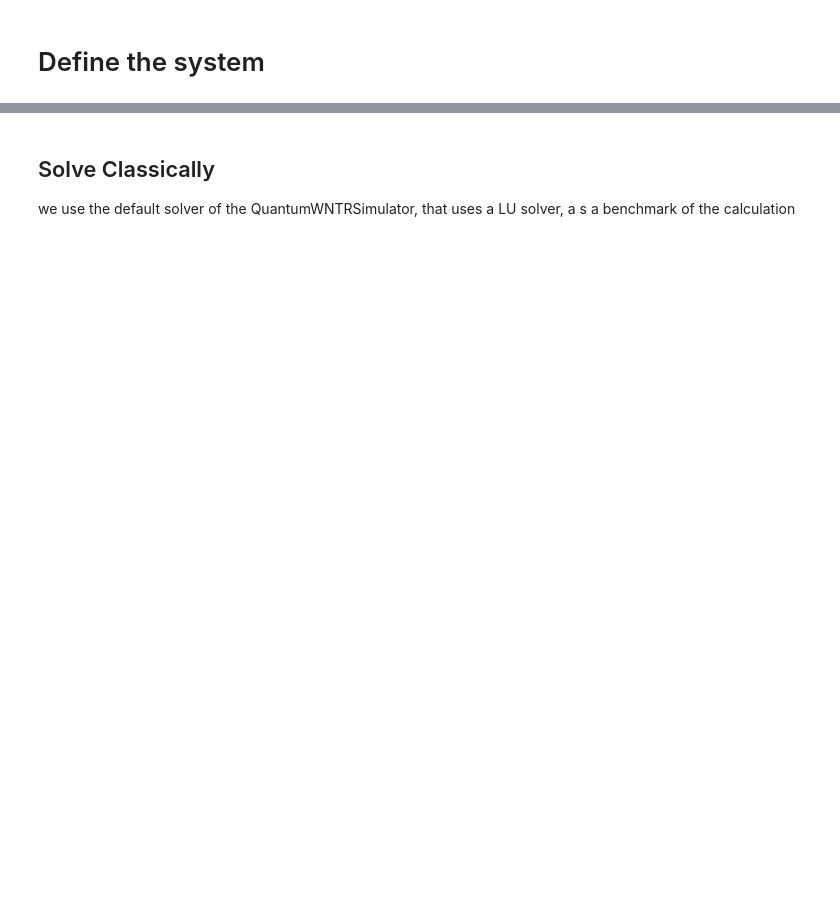
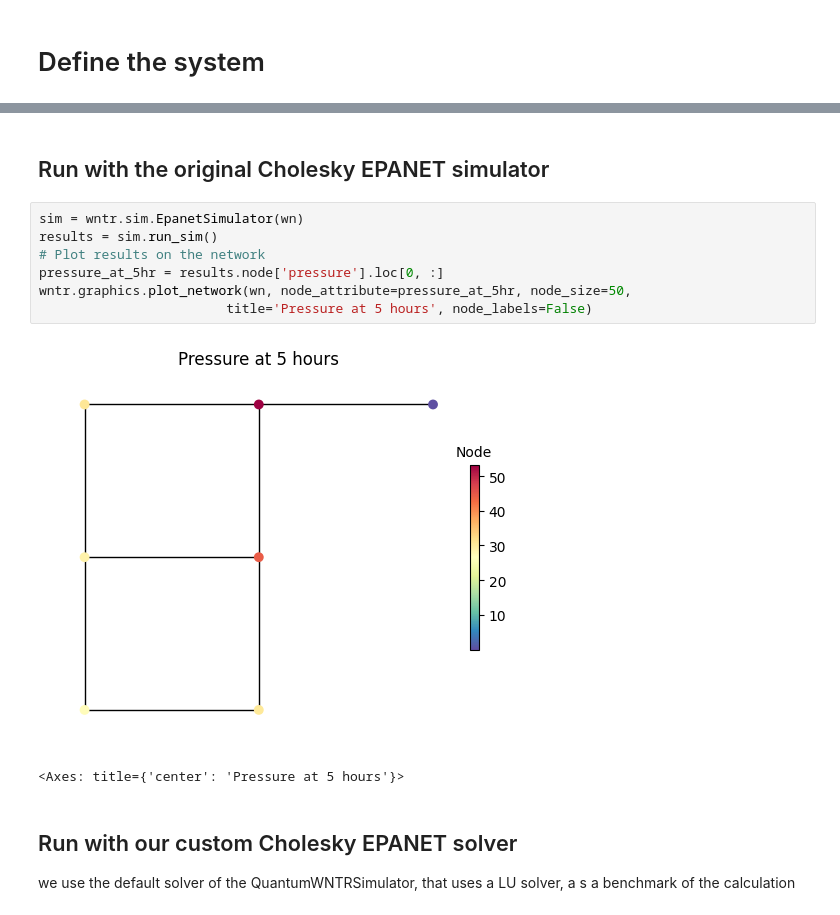
Before and after one commit to QuantumApplicationLab/wntr-quantum, a Jupyter notebook: docs/notebooks/epanet.ipynb, the cells around one changed output, grey strips where cells are left out. Saved outputs shown, nothing was run; the diff lists cells and outputs as text; blank space fills up the shorter version.

```diff
--- a/docs/notebooks/epanet.ipynb
+++ b/docs/notebooks/epanet.ipynb
@@ -16,5 +17,17 @@ wntr.graphics.plot_network(wn, title=wn.name, node_labels=True)
+# %% [markdown]
+## Run with the original Cholesky EPANET simulator
+# %%
+sim = wntr.sim.EpanetSimulator(wn)
+results = sim.run_sim()
+# Plot results on the network
+pressure_at_5hr = results.node['pressure'].loc[0, :]
+wntr.graphics.plot_network(wn, node_attribute=pressure_at_5hr, node_size=50,
+                        title='Pressure at 5 hours', node_labels=False)
+# %% [output]
+[figure, added]
+<Axes: title={'center': 'Pressure at 5 hours'}>
 # %% [markdown]
-## Solve Classically
+## Run with our custom Cholesky EPANET solver
 we use the default solver of the QuantumWNTRSimulator, that uses a LU solver, a s a benchmark of the calculation
 # %%
 sim = wntr_quantum.sim.QuantumEpanetSimulator(wn)
```
Also changed, not shown: parts of 23 cells of this notebook, 14 other files.
